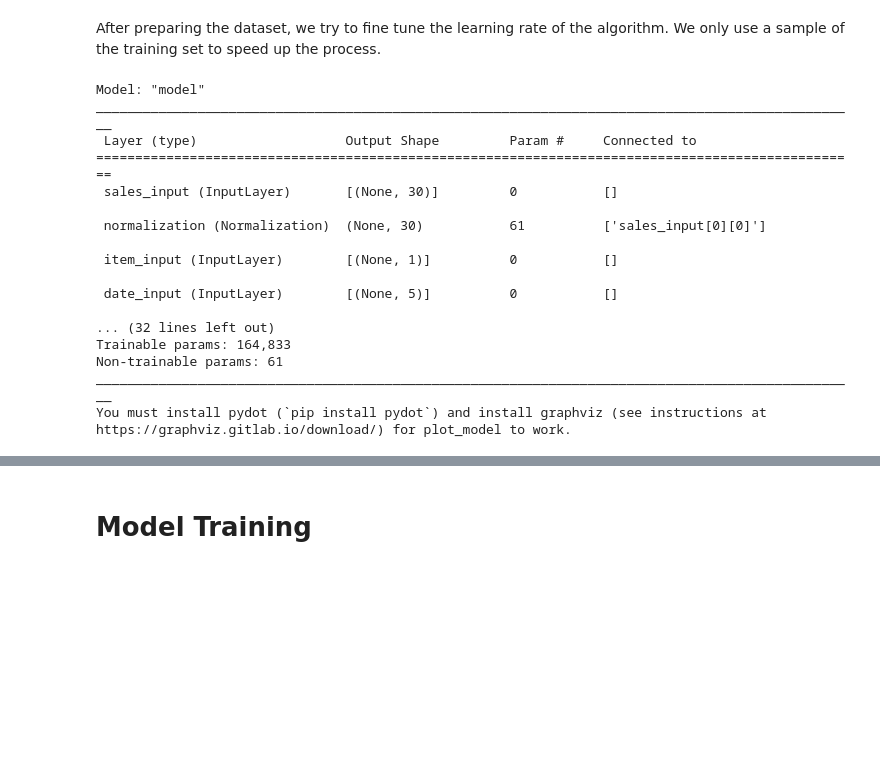
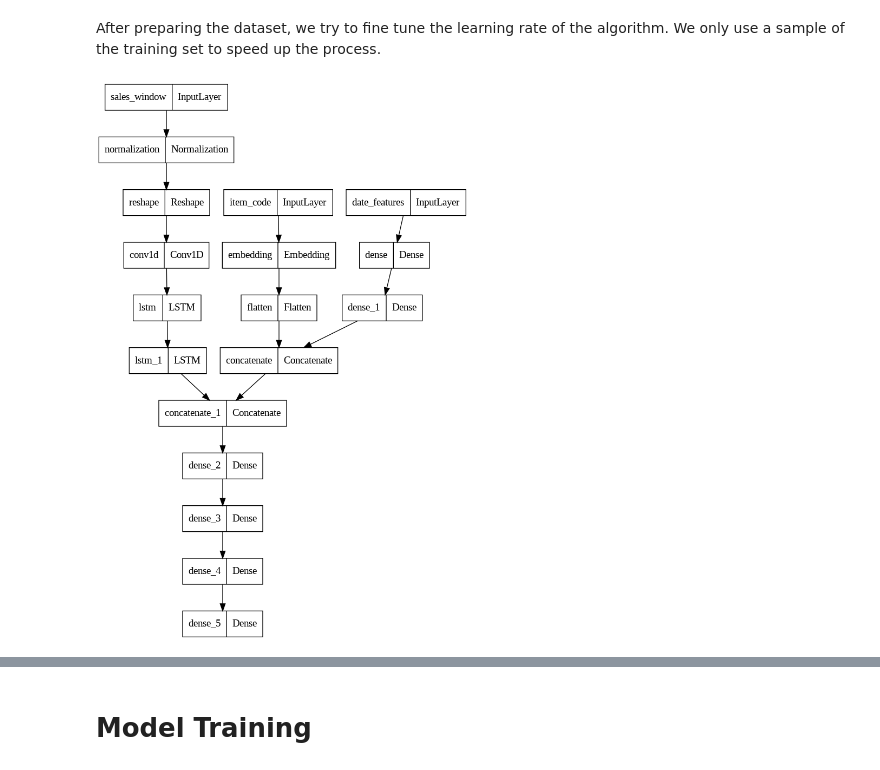
Before and after one commit to kassumanete/wawasan-capstone-ml, a Jupyter notebook: ml_modeling/sales_projection.ipynb, the cells around one changed output, grey strips where cells are left out. Cells and saved outputs as stored; diff of their text form; code cells hidden in the pictures; blank space fills up the shorter version.

```diff
--- a/ml_modeling/sales_projection.ipynb
+++ b/ml_modeling/sales_projection.ipynb
@@ -304,26 +290,9 @@ After preparing the dataset, we try to fine tune the learning rate of the algori
 We only use a sample of the training set to speed up the process.
 # %%
 model = create_model(vectorize_layer, normalization_layer)
-model.summary()
 tf.keras.utils.plot_model(model)
 # %% [output]
-Model: "model"
-__________________________________________________________________________________________________
- Layer (type)                   Output Shape         Param #     Connected to
-==================================================================================================
- sales_input (InputLayer)       [(None, 30)]         0           []
-
- normalization (Normalization)  (None, 30)           61          ['sales_input[0][0]']
-
- item_input (InputLayer)        [(None, 1)]          0           []
-
- date_input (InputLayer)        [(None, 5)]          0           []
-
-... (32 lines left out)
-Trainable params: 164,833
-Non-trainable params: 61
-__________________________________________________________________________________________________
-You must install pydot (`pip install pydot`) and install graphviz (see instructions at https://graphviz.gitlab.io/download/) for plot_model to work.
+[figure, added]
 # %%
 #take a sample of the training set
 train_sample = train_dataset.shuffle(BUFFER).batch(BATCH_SIZE).take(train_length//10).prefetch(1)
```
Also changed, not shown: parts of 14 cells of this notebook.
